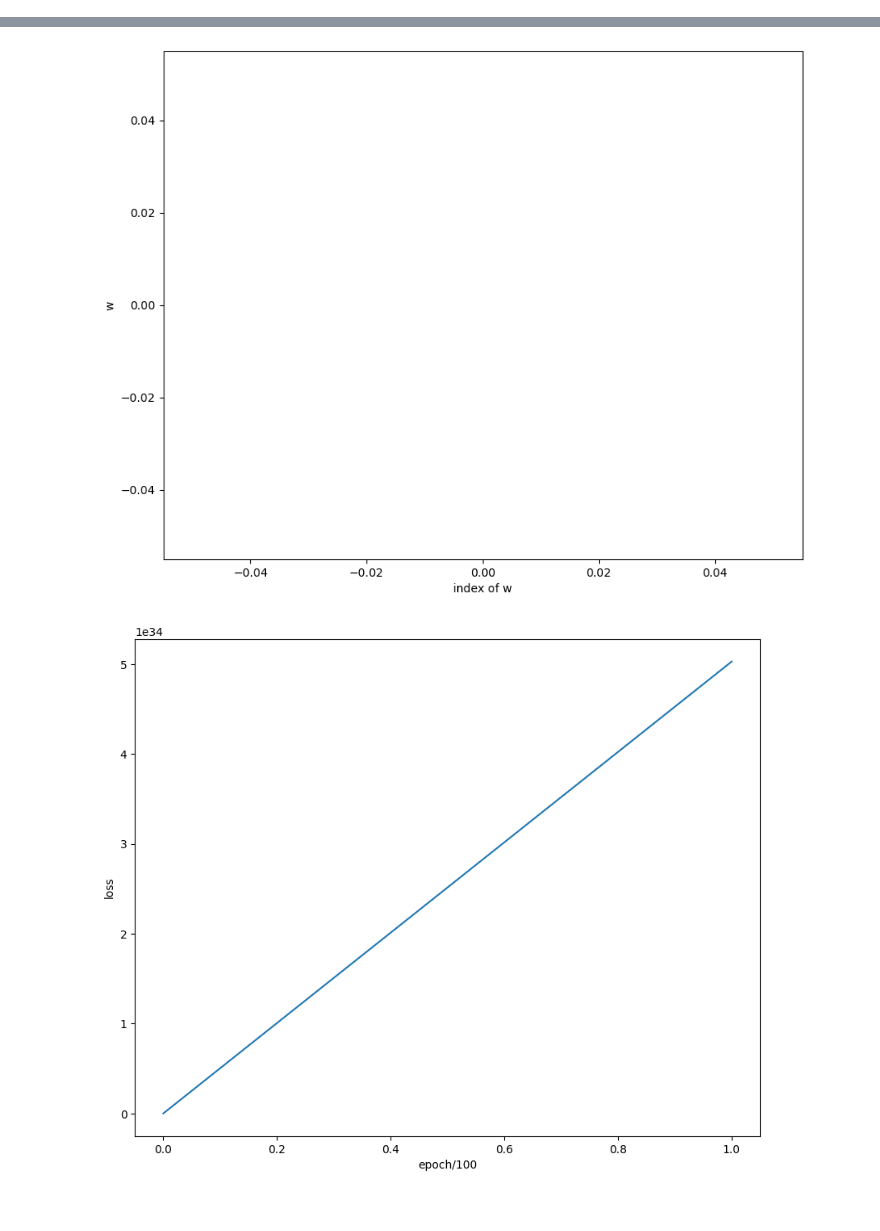
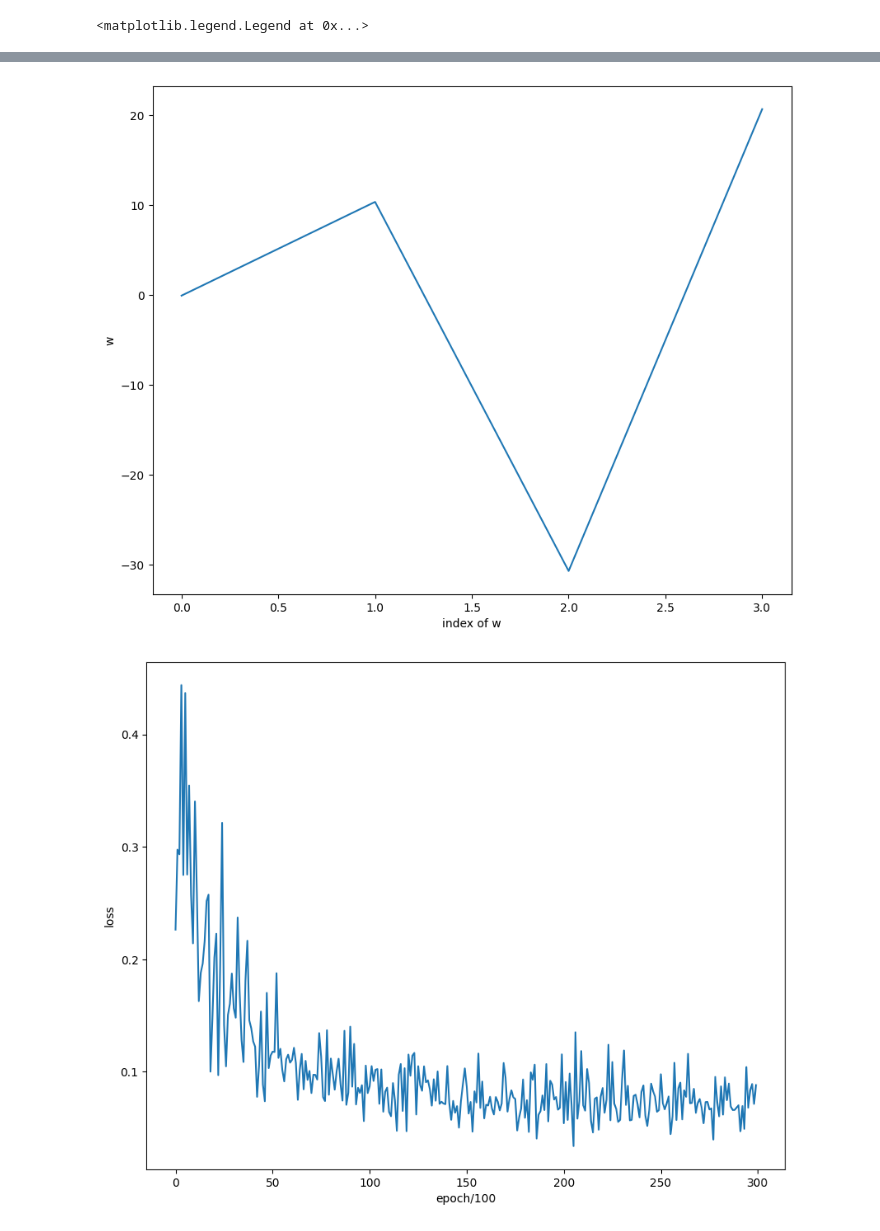
Before and after one commit to KenTheNoob/eng-ai-agents, a Jupyter notebook: assignments/assignment-2/02-assignment-1.ipynb, the cells around one changed output, grey strips where cells are left out. Cells and saved outputs as stored; diff of their text form; code cells hidden in the pictures.

```diff
--- a/assignments/assignment-2/02-assignment-1.ipynb
+++ b/assignments/assignment-2/02-assignment-1.ipynb
@@ -1,4 +1,6 @@
 # %%
+# Optimization Algorithms for Linear Regression
+# Task 1: Stochastic Gradient Descent
 import torch
 import matplotlib.pyplot as plt
 
@@ -28,40 +30,44 @@ M = 4
 # Initialize weights
 w = torch.zeros(M)
 prev_velocity = torch.zeros(M)
-# All hyper parameters were found manually since looping through various values for all 3 of them would take too long
+# All hyper parameters were found manually since looping through various values for all 5 of them would take too long
 # Learning rate hyperparameter(depends on iterations and overstepping)
 learning_rate = 0.4
 #lambda hyperparameter(not so important for a low order polynomial)
 lambdaHyperpameter = 0.00001
 # Mini-batch size hyperparameter(smaller mini-batch is faster but more noisy)
-# Change mini-batch size to 2-4 for much faster run but extremely noisy loss
+# Change mini-batch size to 4 for much faster run but more noisy loss
 m = 16
 # Momentum hyperparameter
-momentum_param = 0.9
-iterations = 20000
+momentum_param = 0.5
+# Make smaller weight updates as time goes on to converge better
+learning_rate_decay = 0.0001
+iterations = 30000
 losses = torch.zeros(int(iterations/100))
 for epoch in range(iterations):
     # Pick random training data
     miniBatch = torch.randint(x_train.size(dim=0),(m,))
-    loss = 0
-    gradient = torch.zeros(M)
     # Calculate loss
     # Equation shown below in markdown
-    for i in miniBatch:
-        loss += pow(g(w,x_train[i])-y_train[i], 2)
-    loss = loss/m + lambdaHyperpameter*torch.sum(torch.pow(w,2))
     if (epoch%100 == 0):
+        loss = 0
+        for i in miniBatch:
+            loss += pow(g(w,x_train[i])-y_train[i], 2)
+        loss = loss/m + lambdaHyperpameter*torch.sum(torch.pow(w,2))
         losses[int(epoch/100)] = loss
     # Calculate gradient
     # Equation shown below in markdown
+    gradient = torch.zeros(M)
     for j in range(M):
         for i in miniBatch:
             gradient[j] += (g(w,x_train[i])-y_train[i])*pow(x_train[i],j)
         gradient[j] = gradient[j] * (2/m) + 2*lambdaHyperpameter*w[j]
+    # Calculate momentum
+    velocity =  gradient + momentum_param*prev_velocity
+    prev_velocity = velocity
     # Update weights
-    velocity =  gradient + momentum_param*prev_velocity
-    prev_velocity = gradient
-    w = w - learning_rate*velocity
+    new_learning_rate = learning_rate * 1/float(1+learning_rate_decay*epoch)
+    w = w - new_learning_rate*velocity
     #print("epoch: " + str(epoch) + "   loss: " + str(loss) + "   gradient: " + str(gradient) + "   w: " + str(w) + "\n")
 # Plot weights
 plt.figure(figsize=[10,8])
@@ -80,5 +86,6 @@ for i in range(x_test.size(dim=0)):
     y_pred[i] = g(w,x_test[i])
 plt.scatter(x_test, y_pred, label="Final hypothesis")
 plt.plot(x_test, y_test, label="Target Function")
-plt.show()
+plt.legend()
 # %% [output]
+<matplotlib.legend.Legend at 0x...>
@@ -86,2 +93,2 @@ plt.show()
-[figure, old version]
+[figure, new version]
-[figure, old version]
+[figure, new version]
```
Also changed, not shown: parts of 7 cells of this notebook.
